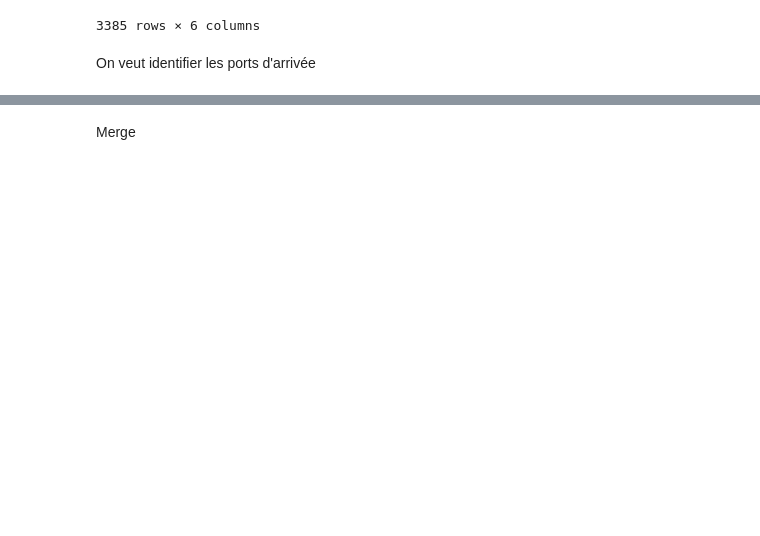
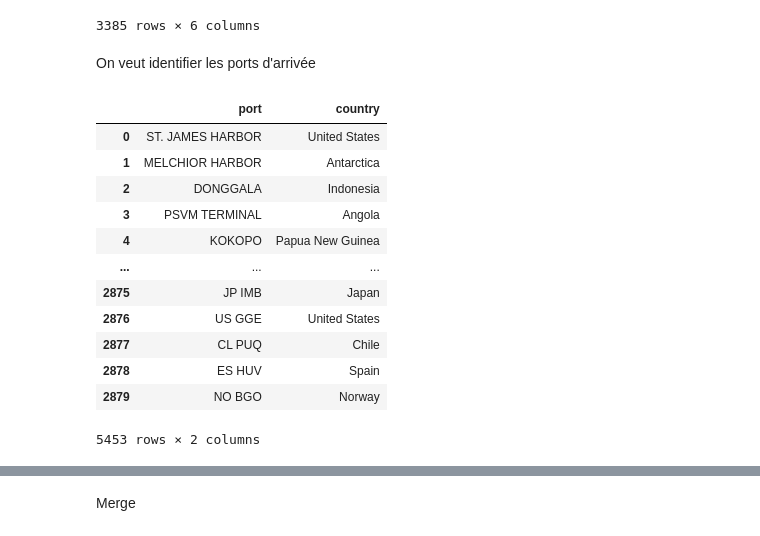
Before and after one commit to InseeFrLab/hackathon-un-2022, a Jupyter notebook: notebooks/compute_agg_stats.ipynb, the cells around one changed output, grey strips where cells are left out. Drawn from its saved outputs; the diff is of its cells as text; code cells hidden in the pictures; blank space fills up the shorter version.

```diff
--- a/notebooks/compute_agg_stats.ipynb
+++ b/notebooks/compute_agg_stats.ipynb
@@ -48,6 +49,30 @@ port_data = pd.read_csv('https://msi.nga.mil/api/publications/download?type=view
 port_data = port_data.loc[:, ["Main Port Name", "Country Code"]]
 port_data["Main Port Name"] = port_data["Main Port Name"].str.upper()
 port_data = port_data.rename({"Main Port Name" : "port", "Country Code": "country"}, axis=1)
+# %%
+port_codes_data = port_codes_data[['UN/LOCODE', 'Country Code']]
+port_codes_data = port_codes_data[port_codes_data['UN/LOCODE'] != ' ']
+port_codes_data = port_codes_data[port_codes_data['UN/LOCODE'] != '']
+port_codes_data = port_codes_data.drop_duplicates(subset=['UN/LOCODE']).rename(
+    columns={'UN/LOCODE': 'port',
+             "Country Code": "country"}
+)
+port_data = pd.concat([port_data, port_codes_data])
+port_data
+# %% [output]
+|  | port | country |
+| 0 | ST. JAMES HARBOR | United States |
+| 1 | MELCHIOR HARBOR | Antarctica |
+| 2 | DONGGALA | Indonesia |
+| 3 | PSVM TERMINAL | Angola |
+| 4 | KOKOPO | Papua New Guinea |
+| ... | ... | ... |
+| 2875 | JP IMB | Japan |
+| 2876 | US GGE | United States |
+| 2877 | CL PUQ | Chile |
+| 2878 | ES HUV | Spain |
+| 2879 | NO BGO | Norway |
+5453 rows × 2 columns
 # %%
 port_data.port.nunique()
 # %% [output]
```
Also changed, not shown: parts of 5 cells of this notebook.
